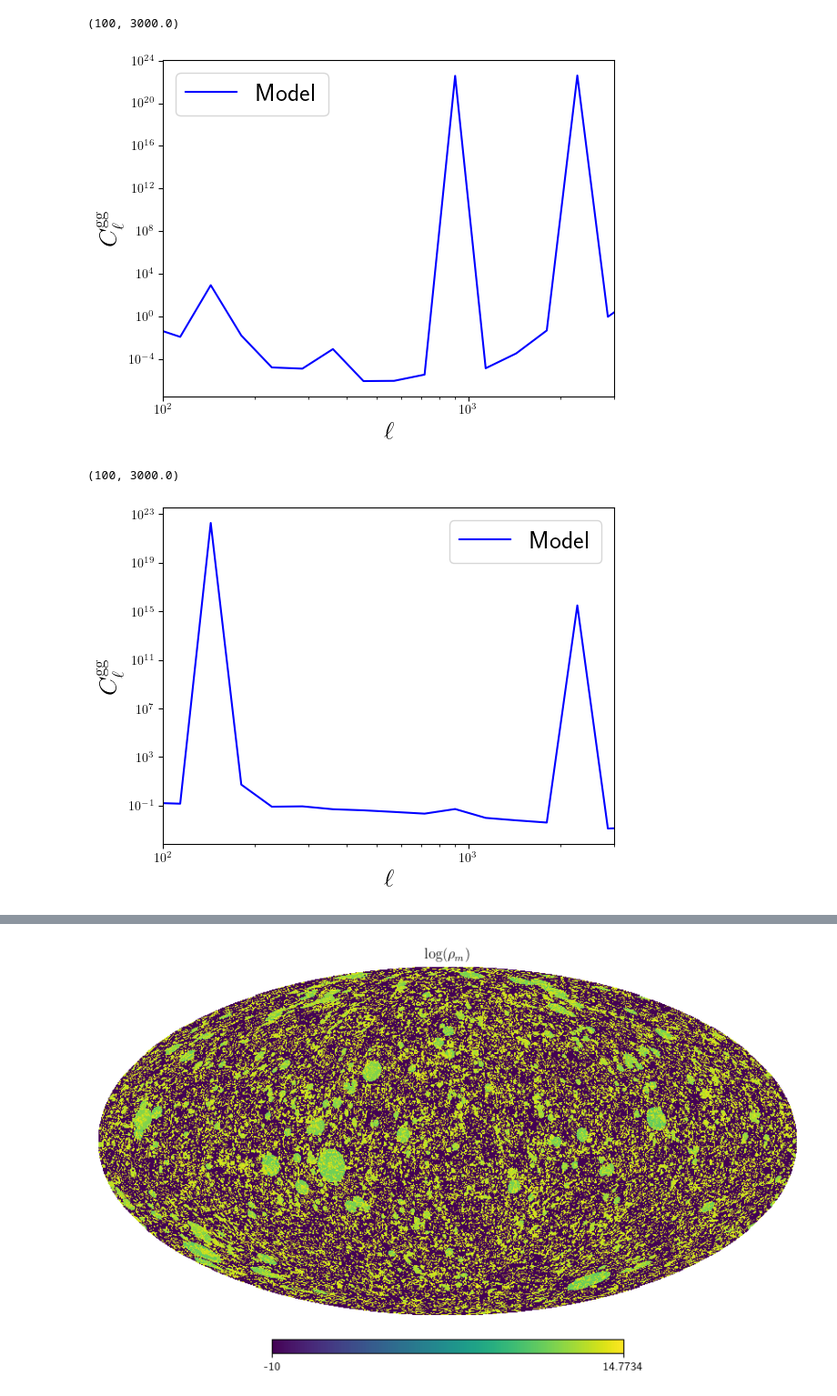
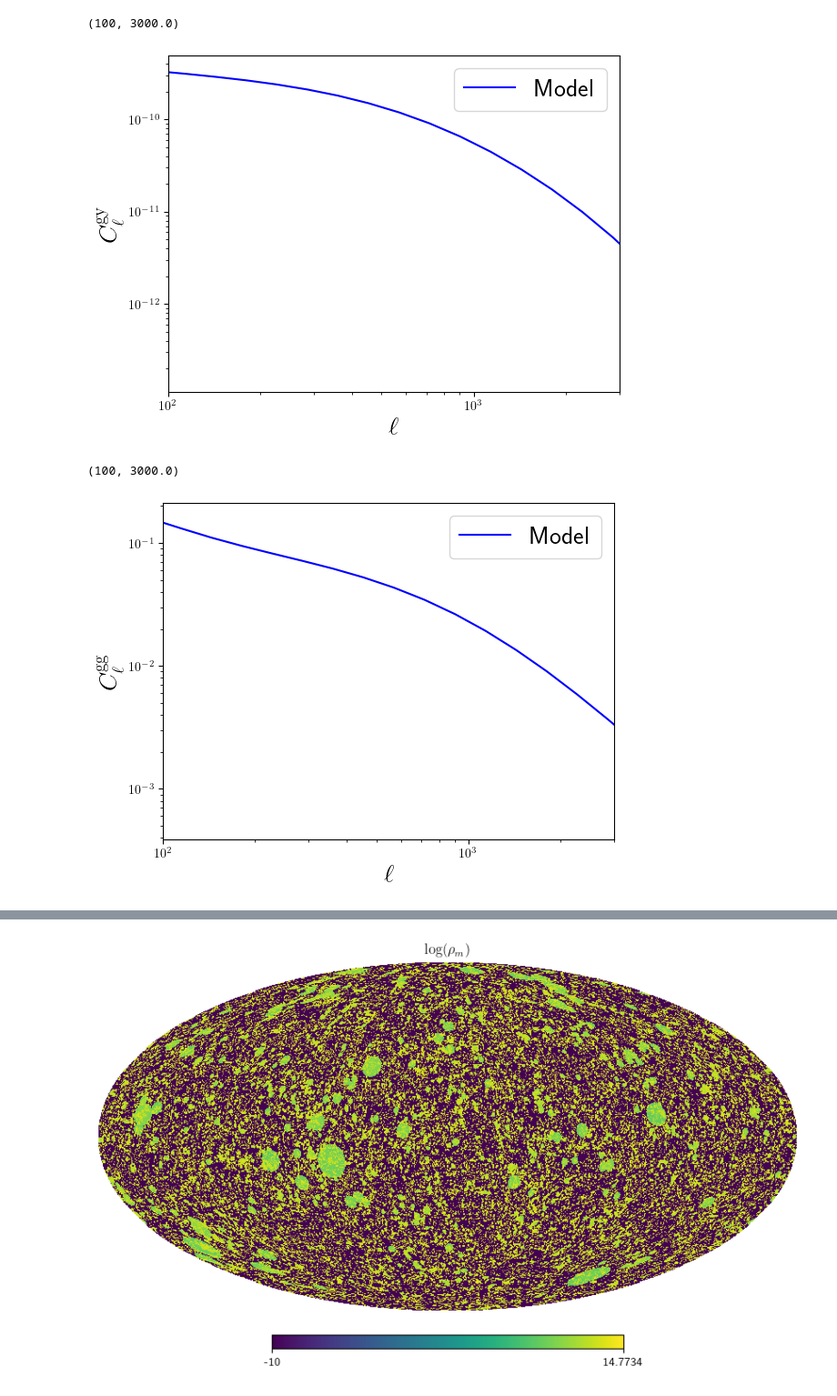
Before and after one commit to shivampcosmo/GODMAX, a Jupyter notebook: notebooks/pasting/paste_backlight_maps_local_test.ipynb, the cells around one changed output, grey strips where cells are left out. Shown at 91% size. Drawn from its saved outputs; the diff is of its cells as text; code cells hidden in the pictures.

```diff
--- a/notebooks/pasting/paste_backlight_maps_local_test.ipynb
+++ b/notebooks/pasting/paste_backlight_maps_local_test.ipynb
@@ -361,7 +363,7 @@ for jz, zval in enumerate(zvals):
     nbar_all.append(nbar)
 
     # zcen, nz_f = df['zcen'], df['nz']
-    zmin_max = np.linspace(0.00001, 0.351, 21)
+    zmin_max = np.linspace(0.1, 0.351, 21)
     zcen = 0.5*(zmin_max[1:] + zmin_max[:-1])
 
     # nz_f = 0.001*np.ones_like(zcen)
@@ -386,7 +388,7 @@ nz_info_dict = {}
 nz_info_dict['z_array_lens'] = zarray_lens
 nz_info_dict['nbins_lens'] = nbins_lens
 for ji in range(nz_info_dict['nbins_lens']):
-    nz_info_dict['nz'+str(ji)] = np.maximum(nz_lens[ji], 1e-3)
+    nz_info_dict['nz'+str(ji)] = np.maximum(nz_lens[ji], 1e-10)
 analysis_dict['nz_lens_info_dict'] = nz_info_dict
 
 
@@ -590,25 +464,16 @@ True
 # %%
-# profiles_test.Nsat_mat
-# np.all(np.isfinite(profiles_test.y3d_mat))
-# print(profiles_test.y3d_mat.shape)
-# profiles_test.y3d_mat
-# plt.figure()
-# plt.plot(profiles_test.r_array, profiles_test.y3d_mat[:,1,-1])
-# plt.xscale('log')
-# plt.yscale('log')
-
 plt.figure
 plt.plot(Cls_test.ell_array, Cls_test.Cl_gal_y_tot_mat[:,0], color='blue', label=r'Model')
 plt.xscale('log')
 plt.yscale('log')
 plt.xlabel(r'$\ell$', fontsize=20)
-plt.ylabel(r'$C_\ell^{\mathrm{gg}}$', fontsize=20)
+plt.ylabel(r'$C_\ell^{\mathrm{gy}}$', fontsize=20)
 plt.legend(fontsize=20)
 plt.xlim(100, 3e3)
 # plt.ylim(1e-5, 1e-2)
 # %% [output]
 (100, 3000.0)
-[figure, old version]
+[figure, new version]
 # %%
 plt.figure
 plt.plot(Cls_test.ell_array, Cls_test.Cl_gal_tau_tot_mat[:,0], color='blue', label=r'Model')
@@ -620,7 +485,7 @@ plt.legend(fontsize=20)
 plt.xlim(100, 3e3)
 # %% [output]
 (100, 3000.0)
-[figure, old version]
+[figure, new version]
 # %%
 plt.figure
 plt.plot(Cls_test.ell_array, Cls_test.Cl_gal_gal_tot_mat[:,0,0], color='blue', label=r'Model')
```
Also changed, not shown: parts of 57 cells of this notebook, 2 other files.
